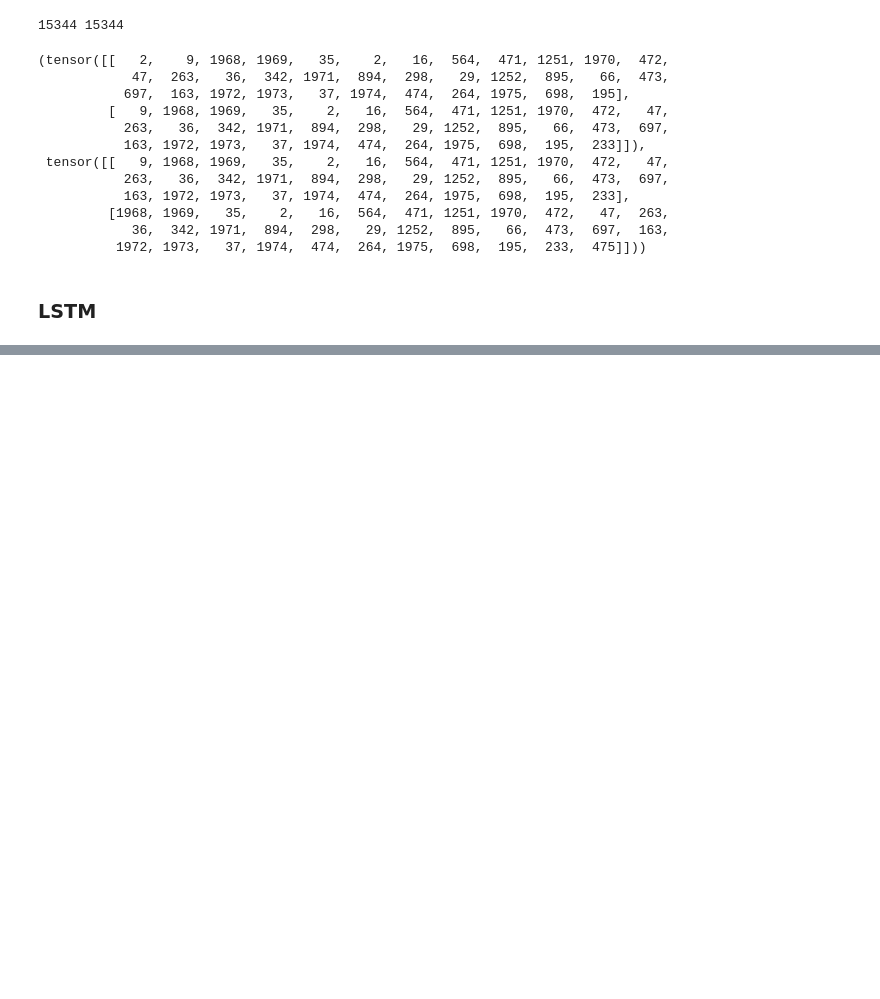
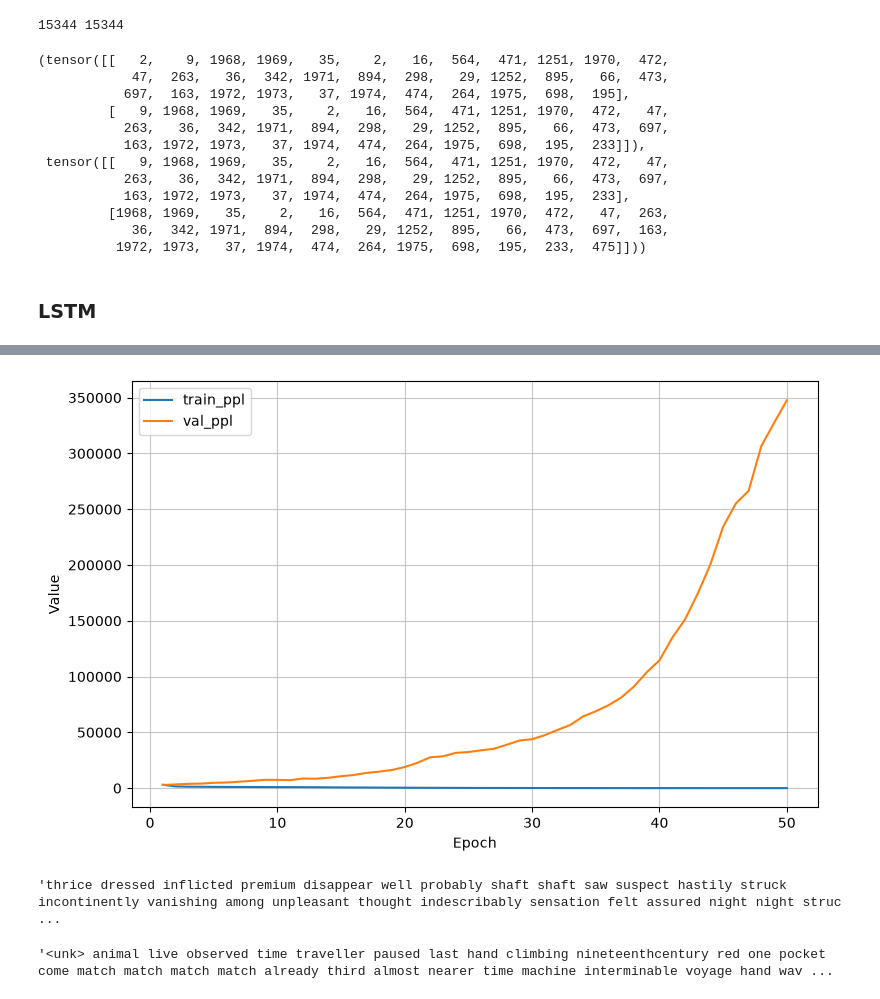
Before and after one commit to loki-git001/IPYNB-files, a Jupyter notebook: NLP/sentiment_analysis.ipynb, the cells around one changed output, grey strips where cells are left out. Saved outputs shown, nothing was run; the diff lists cells and outputs as text; code cells hidden in the pictures; blank space fills up the shorter version.

```diff
--- a/NLP/sentiment_analysis.ipynb
+++ b/NLP/sentiment_analysis.ipynb
@@ -1060,0 +1130,19 @@ class LSTMLM(nn.Module):
+# %%
+vocab_size = len(vocab)
+embedding_dim = 100
+hidden_size = 100
+num_layers = 2
+
+device = "cuda" if torch.cuda.is_available() else "cpu"
+
+model = LSTMLM(vocab_size, embedding_dim, hidden_size, num_layers).to(device)
+
+loss_fn = nn.CrossEntropyLoss()
+# optimizer = torch.optim.SGD(model.parameters())
+optimizer = torch.optim.Adam(
+    [
+        {"params": model.embeddings.parameters(), "lr": 0.0001},
+        {"params": model.lstm.parameters(), "lr": 0.001},
+        {"params": model.fc.parameters(), "lr": 0.001},
+    ]
+)
@@ -1060,0 +1180,14 @@ class LSTMLM(nn.Module):
+# %%
+history_dict = {"train_ppl": [], "val_ppl": []}
+
+epochs = 50
+for epoch in range(epochs):
+    print(f"Epoch : {epoch + 1} ---------------------------------------")
+    train_loss = train_lstm(model, train_dataloader, device, loss_fn, optimizer)
+    val_loss, val_acc = test_lstm(model, val_dataloader, device, loss_fn)
+
+    history_dict["train_ppl"].append(torch.exp(torch.tensor(train_loss)).item())
+    history_dict["val_ppl"].append(torch.exp(torch.tensor(val_loss)).item())
+
+plot_net(history_dict)
+# %% [output]
@@ -1060,0 +1211,12 @@ class LSTMLM(nn.Module):
+[figure, added]
+# %%
+import random
+
+random_tokens = vocab.to_tokens([random.randint(2, len(vocab) - 1) for _ in range(5)])
+model.predict(" ".join(random_tokens), 50, vocab)
+# %% [output]
+'thrice dressed inflicted premium disappear well probably shaft shaft saw suspect hastily struck incontinently vanishing among unpleasant thought indescribably sensation felt assured night night struc ...
+# %%
+model.predict("I hate you", 50, vocab)
+# %% [output]
+'<unk> animal live observed time traveller paused last hand climbing nineteenthcentury red one pocket come match match match match already third almost nearer time machine interminable voyage hand wav ...
```
Also changed, not shown: parts of 8 cells of this notebook, 2 other files.
